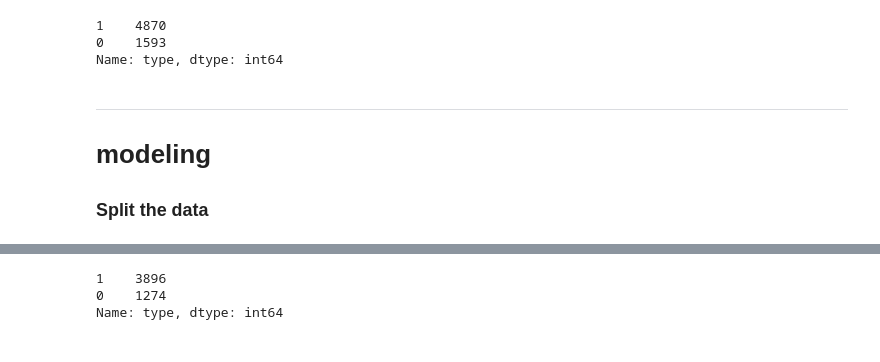
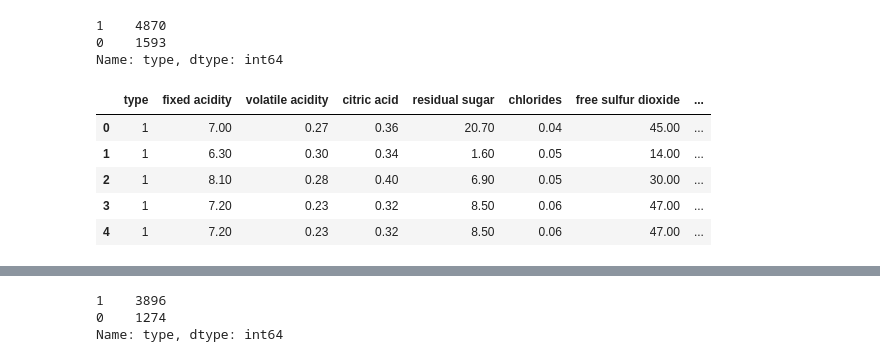
Before and after one commit to diklabirman/final-project-data-science, a Jupyter notebook: wine classification (3).ipynb, the cells around one changed output, grey strips where cells are left out. Drawn from its saved outputs; the diff is of its cells as text; code cells hidden in the pictures.

```diff
--- a/wine classification (3).ipynb
+++ b/wine classification (3).ipynb
@@ -323,7 +317,12 @@ y.value_counts()
 1    4870
 0    1593
 Name: type, dtype: int64
-# %% [markdown]
-  ***
-# modeling
-### Split the data
+# %%
+df02.head()
+# %% [output]
+|  | type | fixed acidity | volatile acidity | citric acid | residual sugar | chlorides | free sulfur dioxide | ... |
+| 0 | 1 | 7.00 | 0.27 | 0.36 | 20.70 | 0.04 | 45.00 | ... |
+| 1 | 1 | 6.30 | 0.30 | 0.34 | 1.60 | 0.05 | 14.00 | ... |
+| 2 | 1 | 8.10 | 0.28 | 0.40 | 6.90 | 0.05 | 30.00 | ... |
+| 3 | 1 | 7.20 | 0.23 | 0.32 | 8.50 | 0.06 | 47.00 | ... |
+| 4 | 1 | 7.20 | 0.23 | 0.32 | 8.50 | 0.06 | 47.00 | ... |
```
Also changed, not shown: parts of 33 cells of this notebook, 3 other files.
